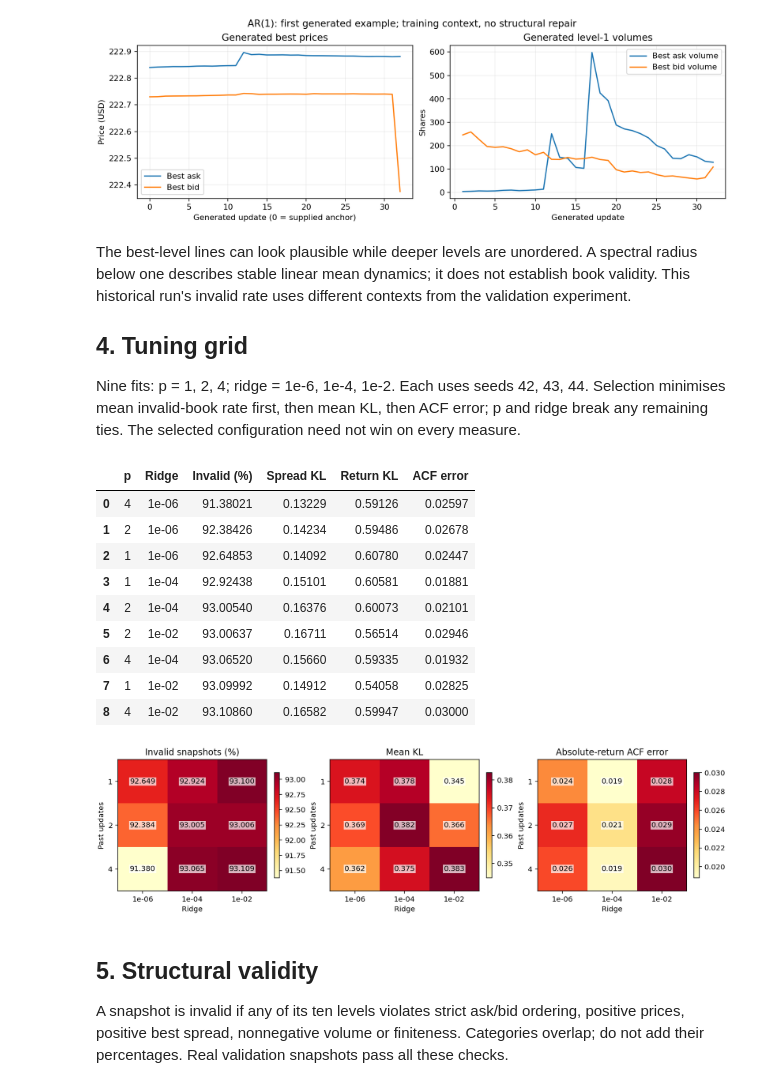
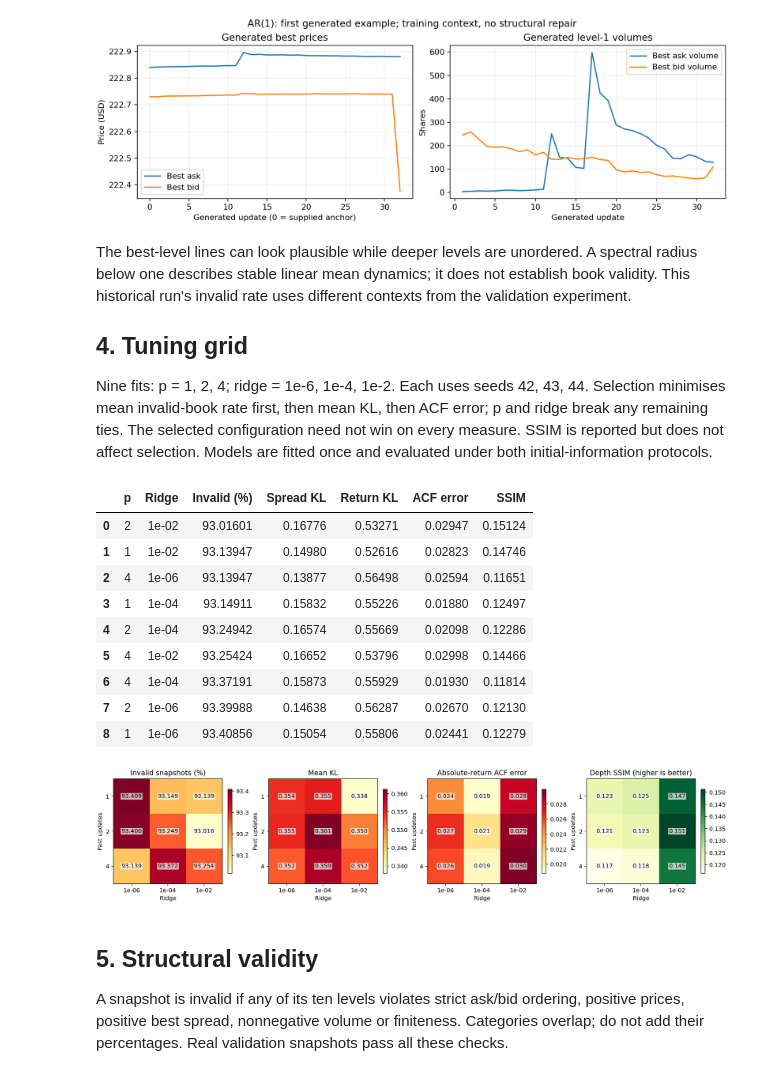
Before and after one commit to spagheddy7/PatternAnalysis-2026, a Jupyter notebook: recognition/timegan_spagheddy7/ar_results.ipynb, the cells around one changed output. Drawn from its saved outputs; the diff is of its cells as text; code cells hidden in the pictures.

Commit message:
Add depth SSIM and shared comparison setup

```diff
--- a/recognition/timegan_spagheddy7/ar_results.ipynb
+++ b/recognition/timegan_spagheddy7/ar_results.ipynb
@@ -126,26 +155,27 @@ dynamics; it does not establish book validity. This historical run's invalid rat
 
 Nine fits: p = 1, 2, 4; ridge = 1e-6, 1e-4, 1e-2. Each uses seeds 42, 43, 44. Selection minimises mean invalid-book rate first,
 then mean KL, then ACF error; p and ridge break any remaining ties. The selected configuration need not win on every measure.
+SSIM is reported but does not affect selection. Models are fitted once and evaluated under both initial-information protocols.
 # %%
 ranked = grid.sort_values(["invalid_rate_mean", "mean_kl_mean", "abs_return_acf_mae_mean"])
 columns = {"lags": "p", "ridge": "Ridge", "invalid_rate_mean": "Invalid (%)", "kl_spread_mean": "Spread KL",
-           "kl_mid_return_mean": "Return KL", "abs_return_acf_mae_mean": "ACF error"}
+           "kl_mid_return_mean": "Return KL", "abs_return_acf_mae_mean": "ACF error", "depth_ssim_mean": "SSIM"}
 table = ranked[list(columns)].rename(columns=columns).copy()
 table["Invalid (%)"] *= 100
 display(table.reset_index(drop=True).style.format({"p": "{:.0f}", "Ridge": "{:.0e}", **{c: "{:.5f}" for c in list(columns.values())[2:]}}))
-figure("grid")
+figure("grid", width=1300)
 # %% [output]
-|  | p | Ridge | Invalid (%) | Spread KL | Return KL | ACF error |
-| 0 | 4 | 1e-06 | 91.38021 | 0.13229 | 0.59126 | 0.02597 |
-| 1 | 2 | 1e-06 | 92.38426 | 0.14234 | 0.59486 | 0.02678 |
-| 2 | 1 | 1e-06 | 92.64853 | 0.14092 | 0.60780 | 0.02447 |
-| 3 | 1 | 1e-04 | 92.92438 | 0.15101 | 0.60581 | 0.01881 |
-| 4 | 2 | 1e-04 | 93.00540 | 0.16376 | 0.60073 | 0.02101 |
-| 5 | 2 | 1e-02 | 93.00637 | 0.16711 | 0.56514 | 0.02946 |
-| 6 | 4 | 1e-04 | 93.06520 | 0.15660 | 0.59335 | 0.01932 |
-| 7 | 1 | 1e-02 | 93.09992 | 0.14912 | 0.54058 | 0.02825 |
-| 8 | 4 | 1e-02 | 93.10860 | 0.16582 | 0.59947 | 0.03000 |
+|  | p | Ridge | Invalid (%) | Spread KL | Return KL | ACF error | SSIM |
+| 0 | 2 | 1e-02 | 93.01601 | 0.16776 | 0.53271 | 0.02947 | 0.15124 |
+| 1 | 1 | 1e-02 | 93.13947 | 0.14980 | 0.52616 | 0.02823 | 0.14746 |
+| 2 | 4 | 1e-06 | 93.13947 | 0.13877 | 0.56498 | 0.02594 | 0.11651 |
+| 3 | 1 | 1e-04 | 93.14911 | 0.15832 | 0.55226 | 0.01880 | 0.12497 |
+| 4 | 2 | 1e-04 | 93.24942 | 0.16574 | 0.55669 | 0.02098 | 0.12286 |
+| 5 | 4 | 1e-02 | 93.25424 | 0.16652 | 0.53796 | 0.02998 | 0.14466 |
+| 6 | 4 | 1e-04 | 93.37191 | 0.15873 | 0.55929 | 0.01930 | 0.11814 |
+| 7 | 2 | 1e-06 | 93.39988 | 0.14638 | 0.56287 | 0.02670 | 0.12130 |
+| 8 | 1 | 1e-06 | 93.40856 | 0.15054 | 0.55806 | 0.02441 | 0.12279 |
-[figure, old version]
+[figure, new version]
 # %% [markdown]
 ## 5. Structural validity
 
```
Also changed, not shown: parts of 24 cells of this notebook, 13 other files.
